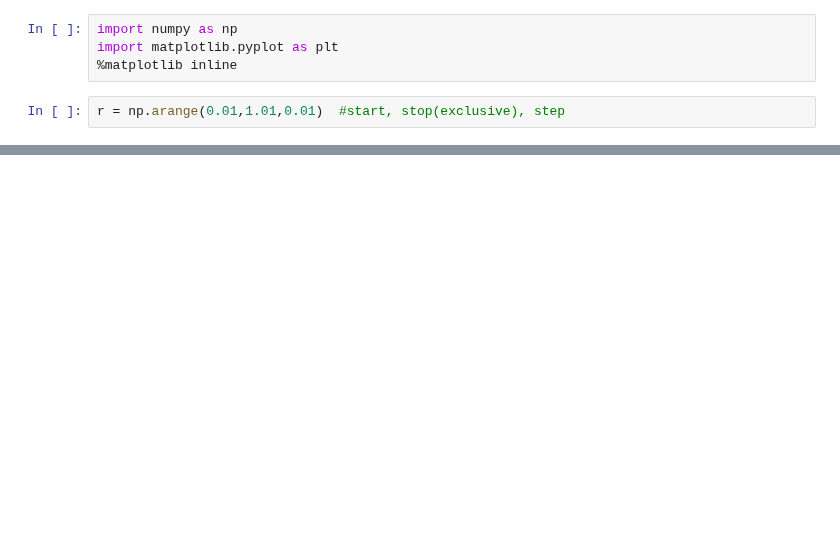
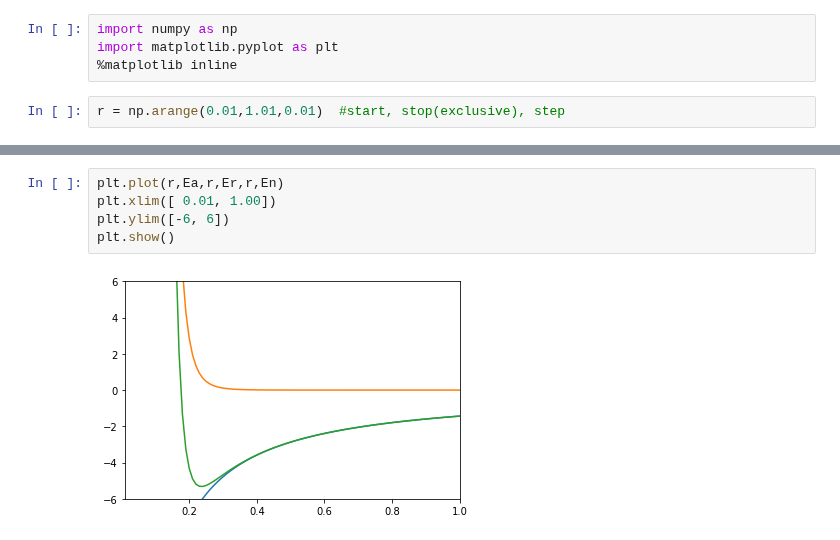
Before and after one commit to ProfessorKazarinoff/staticsite, a Jupyter notebook: content/code/matplotlib_plots/plot_bond_energy.ipynb, the cells around one changed output, grey strips where cells are left out. Saved outputs shown, nothing was run; the diff lists cells and outputs as text; blank space fills up the shorter version.

```diff
--- a/content/code/matplotlib_plots/plot_bond_energy.ipynb
+++ b/content/code/matplotlib_plots/plot_bond_energy.ipynb
@@ -38,0 +39,7 @@ plt.show()
+# %%
+plt.plot(r,Ea,r,Er,r,En)
+plt.xlim([ 0.01, 1.00])
+plt.ylim([-6, 6])
+plt.show()
+# %% [output]
+[figure, added]
```
Also changed, not shown: parts of 7 cells of this notebook.
